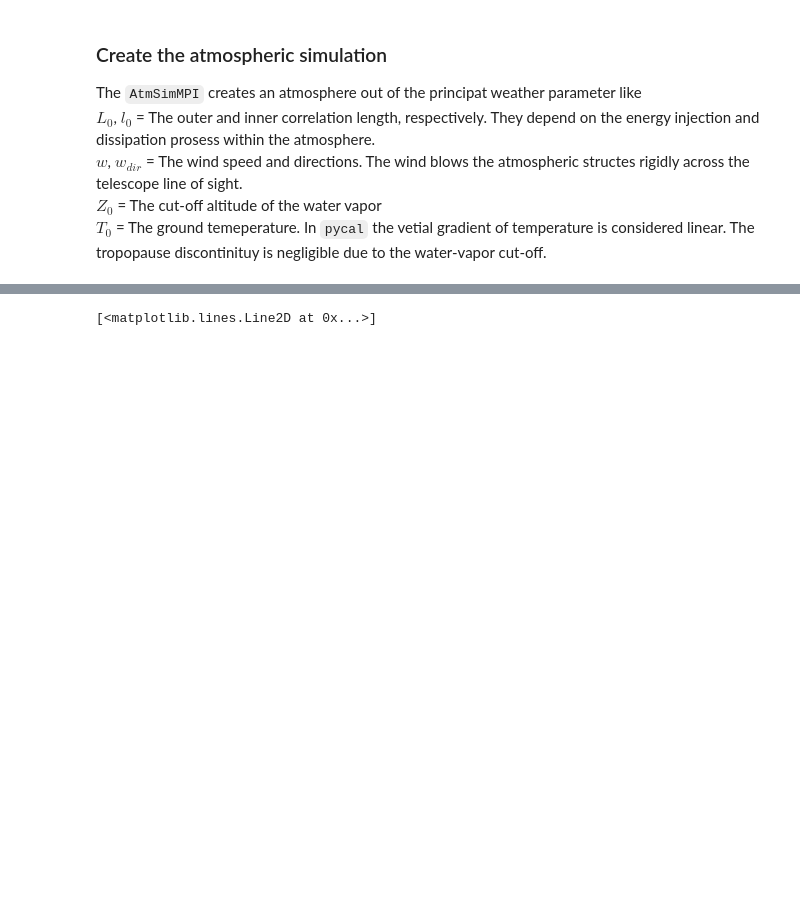
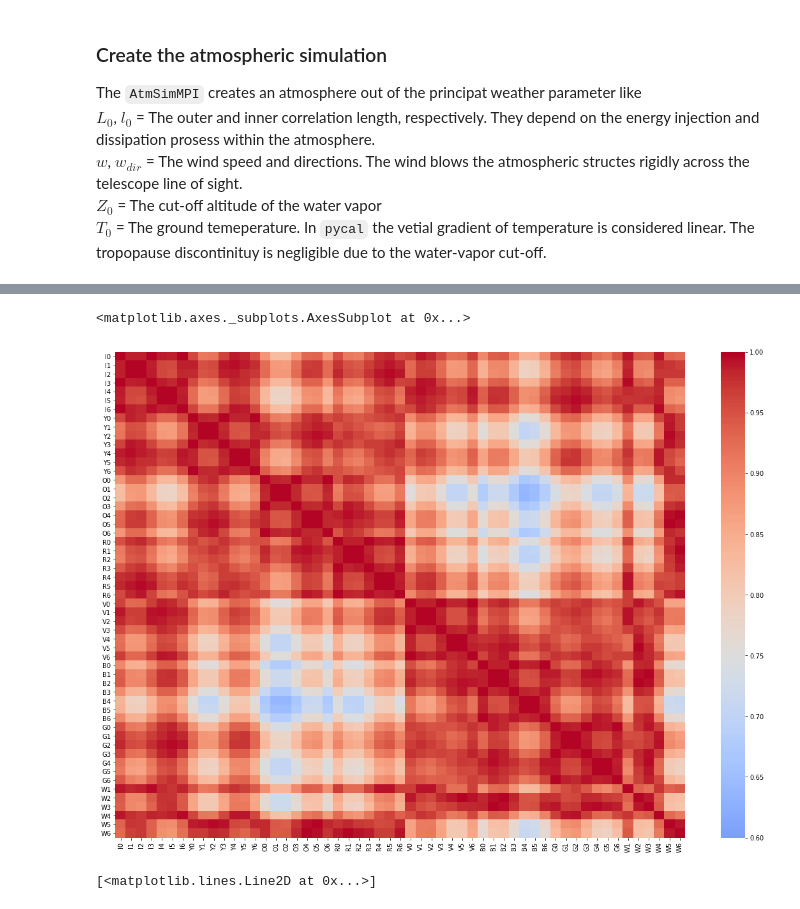
Before and after one commit to cmbgroundbased/cal, a Jupyter notebook: cookbook/skypatch.ipynb, the cells around one changed output, grey strips where cells are left out. Cells and saved outputs as stored; diff of their text form; code cells hidden in the pictures; blank space fills up the shorter version.

```diff
--- a/cookbook/skypatch.ipynb
+++ b/cookbook/skypatch.ipynb
@@ -329,3 +207,31 @@ plt.colorbar( )
+# %%
+for i in detecotrs:
+    l = data.obs[0]['tod'][i]['l']
+    u = data.obs[0]['tod'][i]['u']
+    atm.observe(times, az+l, el+u, data.obs[0]['tod'][i]['signal'], -1)
+    communicator.Barrier()
+
+
+MPI.Finalize()
+# %%
+det_ob=data.obs[0]['tod']
+tod_matrix=dict()
+
+for i in detecotrs:
+    tod_matrix[i]=det_ob=data.obs[0]['tod'][i]['signal']
+
+matrix = pd.DataFrame(tod_matrix)
+
+matrix.to_csv(r"TOD_matrix.csv",index = False, header=True)
+
+
+MTX_CX=matrix.corr()
+# %%
+plt.figure(1, figsize=(20,14))
+sn.heatmap(MTX_CX, annot=False, cmap='coolwarm', center=0.75, vmin=0.6, vmax=1)
+# %% [output]
+<matplotlib.axes._subplots.AxesSubplot at 0x...>
+[figure, added]
 # %%
 plt.plot(tod0)
 plt.plot(tod1)
```
Also changed, not shown: parts of 19 cells of this notebook.
